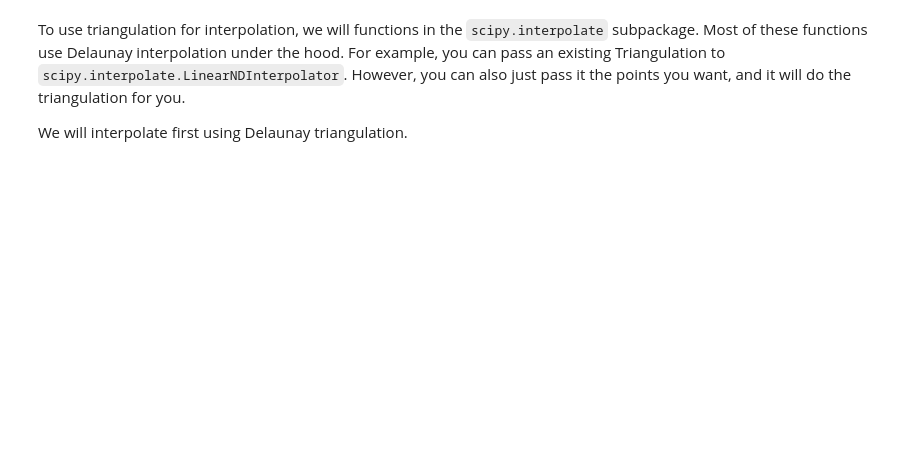
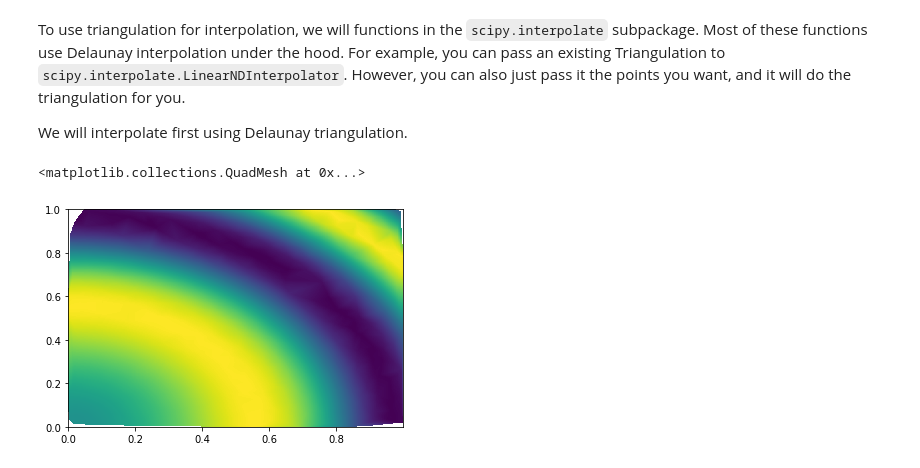
Before and after one commit to kthyng/python4geosciences, a Jupyter notebook: materials/ST_interpolation.ipynb, the cells around one changed output. Cells and saved outputs as stored; diff of their text form; code cells hidden in the pictures; blank space fills up the shorter version.

```diff
--- a/materials/ST_interpolation.ipynb
+++ b/materials/ST_interpolation.ipynb
@@ -166,26 +216,29 @@ To use triangulation for interpolation, we will functions in the `scipy.interpol
 We will interpolate first using Delaunay triangulation.
 # %%
 # Create triangulation
-x = np.random.rand(1000000)
-y = np.random.rand(1000000)
+x = np.random.rand(1000)
+y = np.random.rand(1000)
 z = np.sin((x**2 + y**2)*5.0)
 
 pts = np.vstack((x,y)).T
 tri = spatial.Delaunay(pts)
 
 # create an iterpolation object, f. We need to supply the data values on the specified xy points.
 f = scipy.interpolate.LinearNDInterpolator(tri, z)
 
 # Now interpolate to new values
 xi = np.linspace(x.min(), x.max(), 501)
 yi = np.linspace(y.min(), y.max(), 501)
 X, Y = np.meshgrid(xi, yi)  # uniform grid
 Z = f(X, Y)  # this is the interpolation step
 
 Z = np.ma.masked_where(np.isnan(Z), Z)
 
 plt.pcolormesh(X, Y, Z, cmap='viridis')
 # plt.scatter(x, y, 50, z, cmap='viridis')
+# %% [output]
+<matplotlib.collections.QuadMesh at 0x...>
+[figure, added]
 # %%
 Z_true = np.sin((X**2 + Y**2)*5)
 plt.pcolormesh(X, Y, Z_true, cmap='viridis')
```
Also changed, not shown: parts of 27 cells of this notebook, 1 other file.
